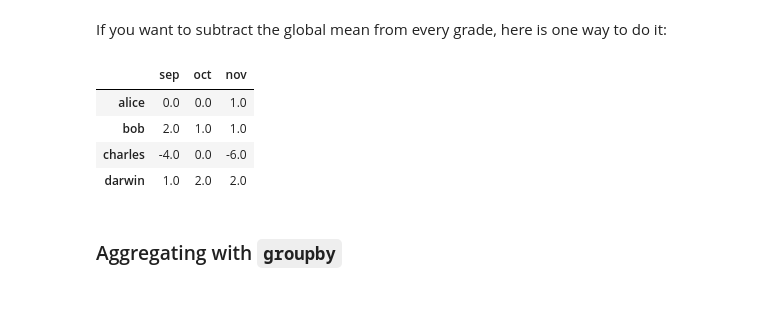
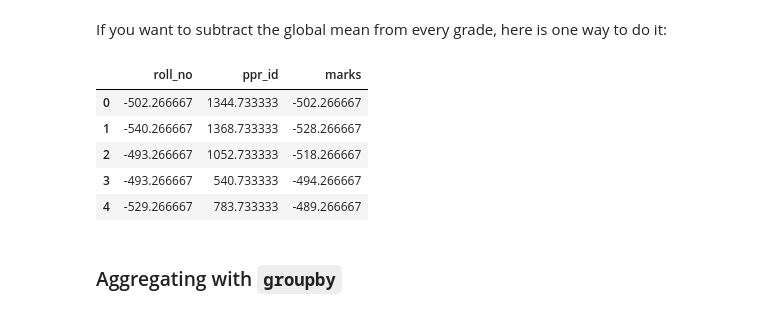
Before and after one commit to dev-SR/machine-learning, a Jupyter notebook: 01pandas/pandas.ipynb, the cells around one changed output. Saved outputs shown, nothing was run; the diff lists cells and outputs as text; code cells hidden in the pictures.

```diff
--- a/01pandas/pandas.ipynb
+++ b/01pandas/pandas.ipynb
@@ -1192,0 +1172,8 @@ np.sqrt(grades)
+# %%
+data = {
+	'roll_no': np.random.randint(1, 100, size=5),
+	'ppr_id': np.random.randint(1000, 2000, size=5),
+	'marks': np.random.randint(50, 100, size=5)
+}
+df = pd.DataFrame(data)
+df
@@ -1271,13 +1304,14 @@ pd.DataFrame([[7.75, 8.75, 7.50]]*4, index=grades.index, columns=grades.columns)
 # %% [markdown]
 If you want to subtract the global mean from every grade, here is one way to do it:
 # %%
-grades - grades.values.mean() # subtracts the global mean (8.00) from all grades
+df - df.values.mean() # subtracts the global mean
 # %% [output]
-|  | sep | oct | nov |
-| alice | 0.0 | 0.0 | 1.0 |
-| bob | 2.0 | 1.0 | 1.0 |
-| charles | -4.0 | 0.0 | -6.0 |
-| darwin | 1.0 | 2.0 | 2.0 |
+|  | roll_no | ppr_id | marks |
+| 0 | -502.266667 | 1344.733333 | -502.266667 |
+| 1 | -540.266667 | 1368.733333 | -528.266667 |
+| 2 | -493.266667 | 1052.733333 | -518.266667 |
+| 3 | -493.266667 | 540.733333 | -494.266667 |
+| 4 | -529.266667 | 783.733333 | -489.266667 |
 # %% [markdown]
 ### Aggregating with `groupby`
 # %% [markdown]
```
Also changed, not shown: parts of 26 cells of this notebook, 1 other file.
